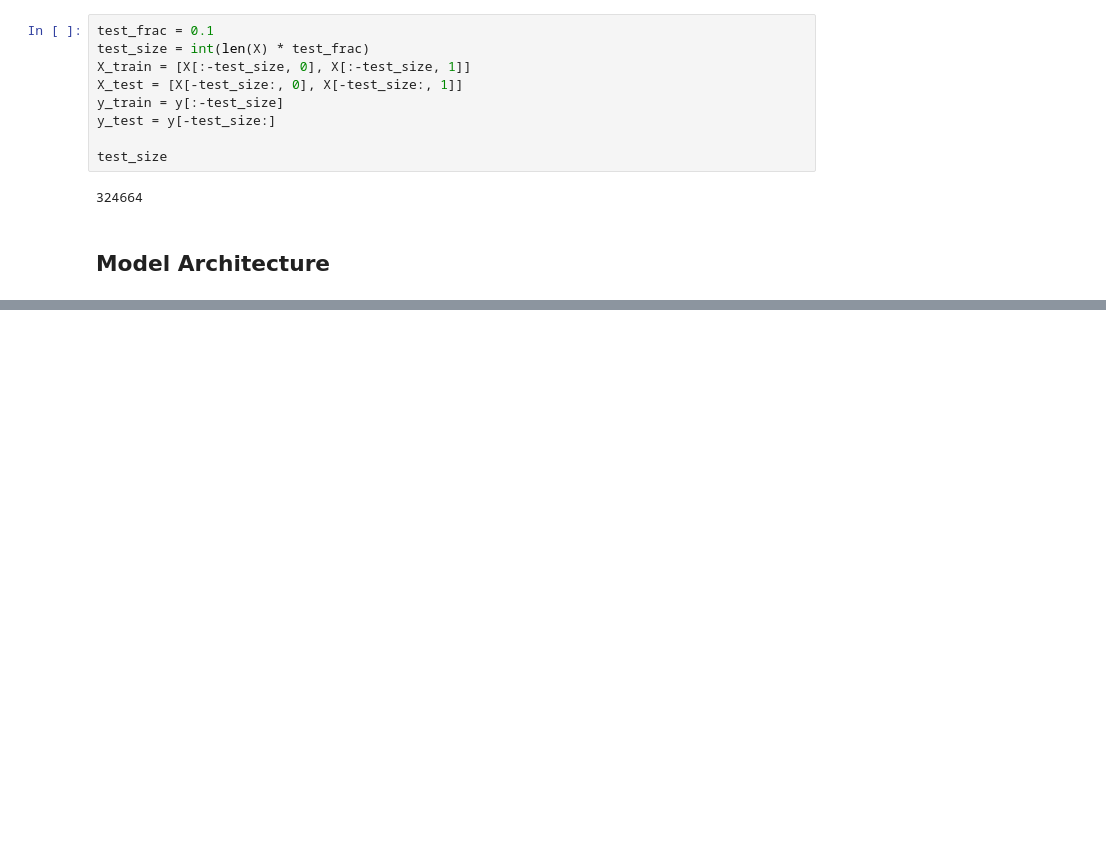
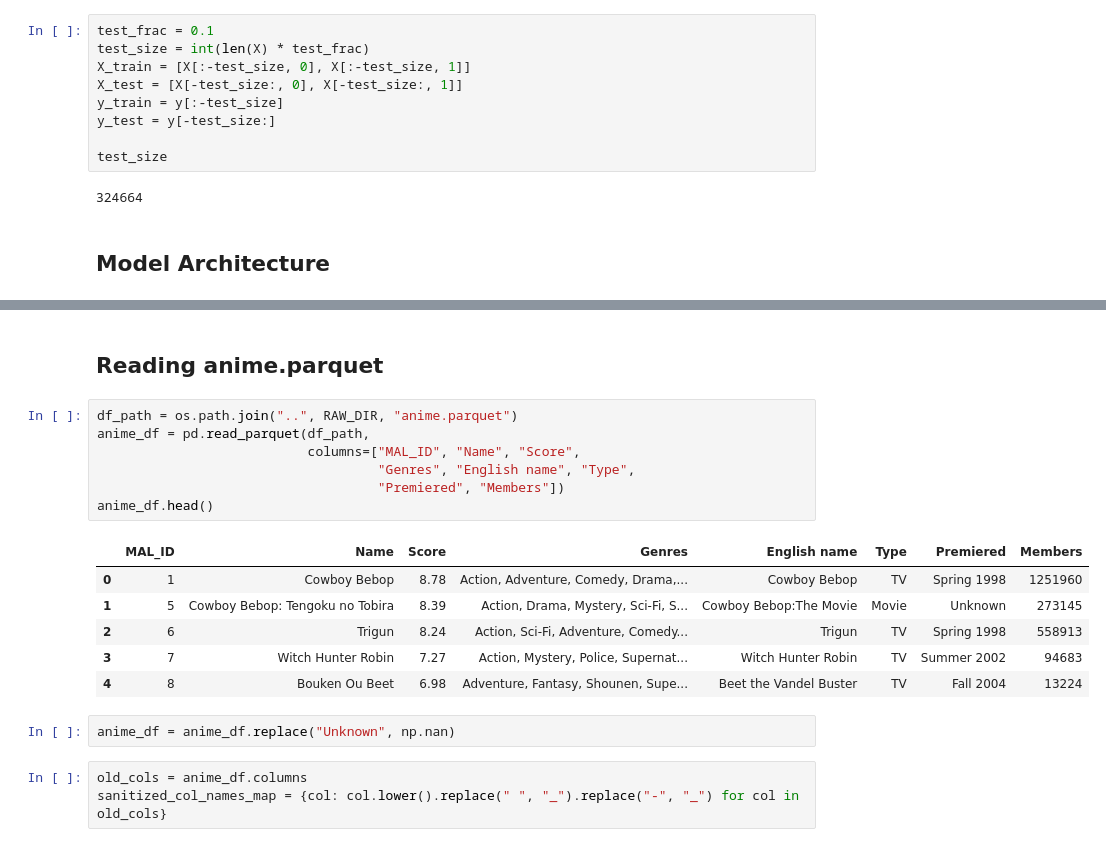
Before and after one commit to heymarco/MLOpsRecommenderSystem, a Jupyter notebook: notebooks/notebook.ipynb, the cells around one changed output, grey strips where cells are left out. Drawn from its saved outputs; the diff is of its cells as text; blank space fills up the shorter version.

```diff
--- a/notebooks/notebook.ipynb
+++ b/notebooks/notebook.ipynb
@@ -212,0 +224,21 @@ Epoch 9/20
+# %% [markdown]
+## Reading anime.parquet
+# %%
+df_path = os.path.join("..", RAW_DIR, "anime.parquet")
+anime_df = pd.read_parquet(df_path,
+                           columns=["MAL_ID", "Name", "Score",
+                                    "Genres", "English name", "Type",
+                                    "Premiered", "Members"])
+anime_df.head()
+# %% [output]
+|  | MAL_ID | Name | Score | Genres | English name | Type | Premiered | Members |
+| 0 | 1 | Cowboy Bebop | 8.78 | Action, Adventure, Comedy, Drama,... | Cowboy Bebop | TV | Spring 1998 | 1251960 |
+| 1 | 5 | Cowboy Bebop: Tengoku no Tobira | 8.39 | Action, Drama, Mystery, Sci-Fi, S... | Cowboy Bebop:The Movie | Movie | Unknown | 273145 |
+| 2 | 6 | Trigun | 8.24 | Action, Sci-Fi, Adventure, Comedy... | Trigun | TV | Spring 1998 | 558913 |
+| 3 | 7 | Witch Hunter Robin | 7.27 | Action, Mystery, Police, Supernat... | Witch Hunter Robin | TV | Summer 2002 | 94683 |
+| 4 | 8 | Bouken Ou Beet | 6.98 | Adventure, Fantasy, Shounen, Supe... | Beet the Vandel Buster | TV | Fall 2004 | 13224 |
+# %%
+anime_df = anime_df.replace("Unknown", np.nan)
+# %%
+old_cols = anime_df.columns
+sanitized_col_names_map = {col: col.lower().replace(" ", "_").replace("-", "_") for col in old_cols}
```
Also changed, not shown: parts of 23 cells of this notebook, 2 other files.
